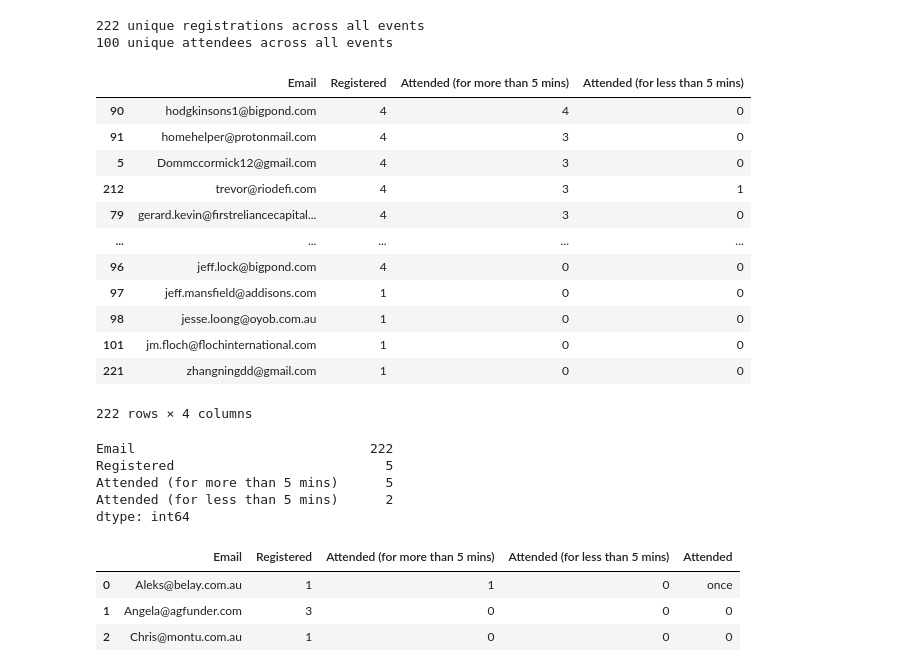
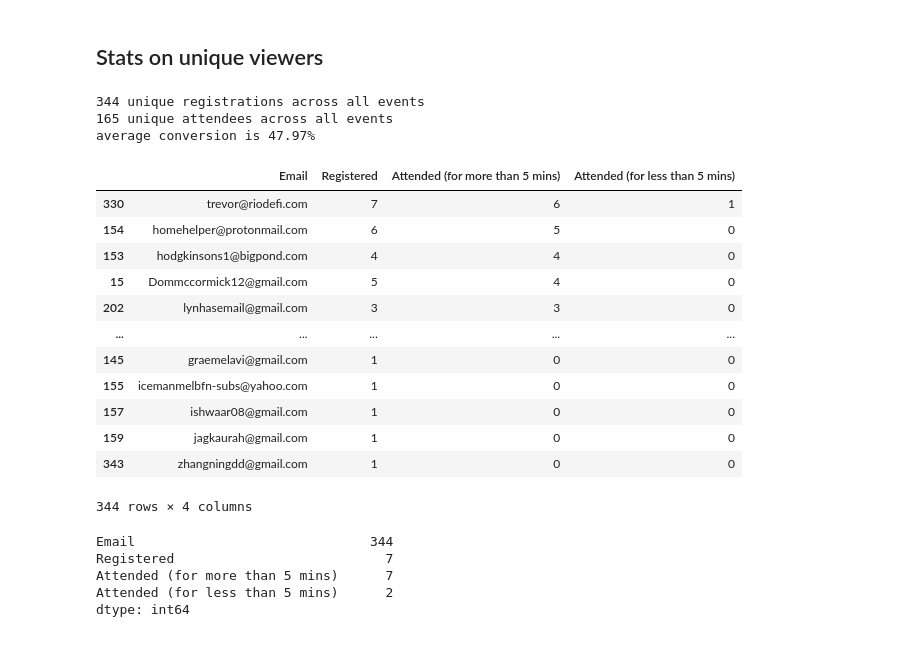
Before and after one commit to Mike-Kulikov/data_science_projects, a Jupyter notebook: Working_Files/WI/WI Club Night analytics.ipynb, the cells around one changed output. Drawn from its saved outputs; the diff is of its cells as text; code cells hidden in the pictures.

```diff
--- a/Working_Files/WI/WI Club Night analytics.ipynb
+++ b/Working_Files/WI/WI Club Night analytics.ipynb
@@ -147,4 +173,7 @@ pio.write_image(barchart, (location_windows + barchart_file_name + '.png'), form
+# %% [markdown]
+## Stats on unique viewers
 # %%
+# Displaying unique registrations and attendees
 
 reg_unique = data['Email'].nunique()
 print('{} unique registrations across all events'.format(reg_unique))
@@ -152,44 +181,45 @@ print('{} unique registrations across all events'.format(reg_unique))
 mask = data[data['Attended'] == 1]
 att_unique = mask['Email'].nunique()
 print('{} unique attendees across all events'.format(att_unique))
+
+conversion = (att_unique/reg_unique)*100
+print('average conversion is {}%'.format(round(conversion, 2)))
 # %% [output]
-222 unique registrations across all events
-100 unique attendees across all events
+344 unique registrations across all events
+165 unique attendees across all events
+average conversion is 47.97%
 # %%
 # The number of attendees and their average watch time
 
-pie_data = data.groupby(['Email'],as_index=False)[['Registered', 'Attended (for more than 5 mins)', 'Attended (for less than 5 mins)']].sum()
+pie_data = data.groupby(['Email'],as_index=False)[['Registered',
+                                                   'Attended (for more than 5 mins)',
+                                                   'Attended (for less than 5 mins)'
+                                                   ]].sum()
 display(pie_data.sort_values('Attended (for more than 5 mins)', ascending=False))
 # %% [output]
 |  | Email | Registered | Attended (for more than 5 mins) | Attended (for less than 5 mins) |
-| 90 | hodgkinsons1@bigpond.com | 4 | 4 | 0 |
-| 91 | homehelper@protonmail.com | 4 | 3 | 0 |
-| 5 | Dommccormick12@gmail.com | 4 | 3 | 0 |
-| 212 | trevor@riodefi.com | 4 | 3 | 1 |
-| 79 | gerard.kevin@firstreliancecapital... | 4 | 3 | 0 |
+| 330 | trevor@riodefi.com | 7 | 6 | 1 |
+| 154 | homehelper@protonmail.com | 6 | 5 | 0 |
+| 153 | hodgkinsons1@bigpond.com | 4 | 4 | 0 |
+| 15 | Dommccormick12@gmail.com | 5 | 4 | 0 |
+| 202 | lynhasemail@gmail.com | 3 | 3 | 0 |
 | ... | ... | ... | ... | ... |
-| 96 | jeff.lock@bigpond.com | 4 | 0 | 0 |
-| 97 | jeff.mansfield@addisons.com | 1 | 0 | 0 |
-| 98 | jesse.loong@oyob.com.au | 1 | 0 | 0 |
-| 101 | jm.floch@flochinternational.com | 1 | 0 | 0 |
-| 221 | zhangningdd@gmail.com | 1 | 0 | 0 |
+| 145 | graemelavi@gmail.com | 1 | 0 | 0 |
+| 155 | icemanmelbfn-subs@yahoo.com | 1 | 0 | 0 |
+| 157 | ishwaar08@gmail.com | 1 | 0 | 0 |
+| 159 | jagkaurah@gmail.com | 1 | 0 | 0 |
+| 343 | zhangningdd@gmail.com | 1 | 0 | 0 |
-222 rows × 4 columns
+344 rows × 4 columns
 # %%
+
 pie_data = pd.DataFrame(pie_data)
 display(pie_data.nunique())
 # %% [output]
-Email                              222
-Registered                           5
-Attended (for more than 5 mins)      5
+Email                              344
+Registered                           7
+Attended (for more than 5 mins)      7
 Attended (for less than 5 mins)      2
 dtype: int64
-# %%
-display(pie_data.head(3))
-# %% [output]
-|  | Email | Registered | Attended (for more than 5 mins) | Attended (for less than 5 mins) | Attended |
-| 0 | Aleks@belay.com.au | 1 | 1 | 0 | once |
-| 1 | Angela@agfunder.com | 3 | 0 | 0 | 0 |
-| 2 | Chris@montu.com.au | 1 | 0 | 0 | 0 |
 # %%
 def get_attendance(value):
     if value == 1:
```
Also changed, not shown: parts of 74 cells of this notebook, 2 other files.
